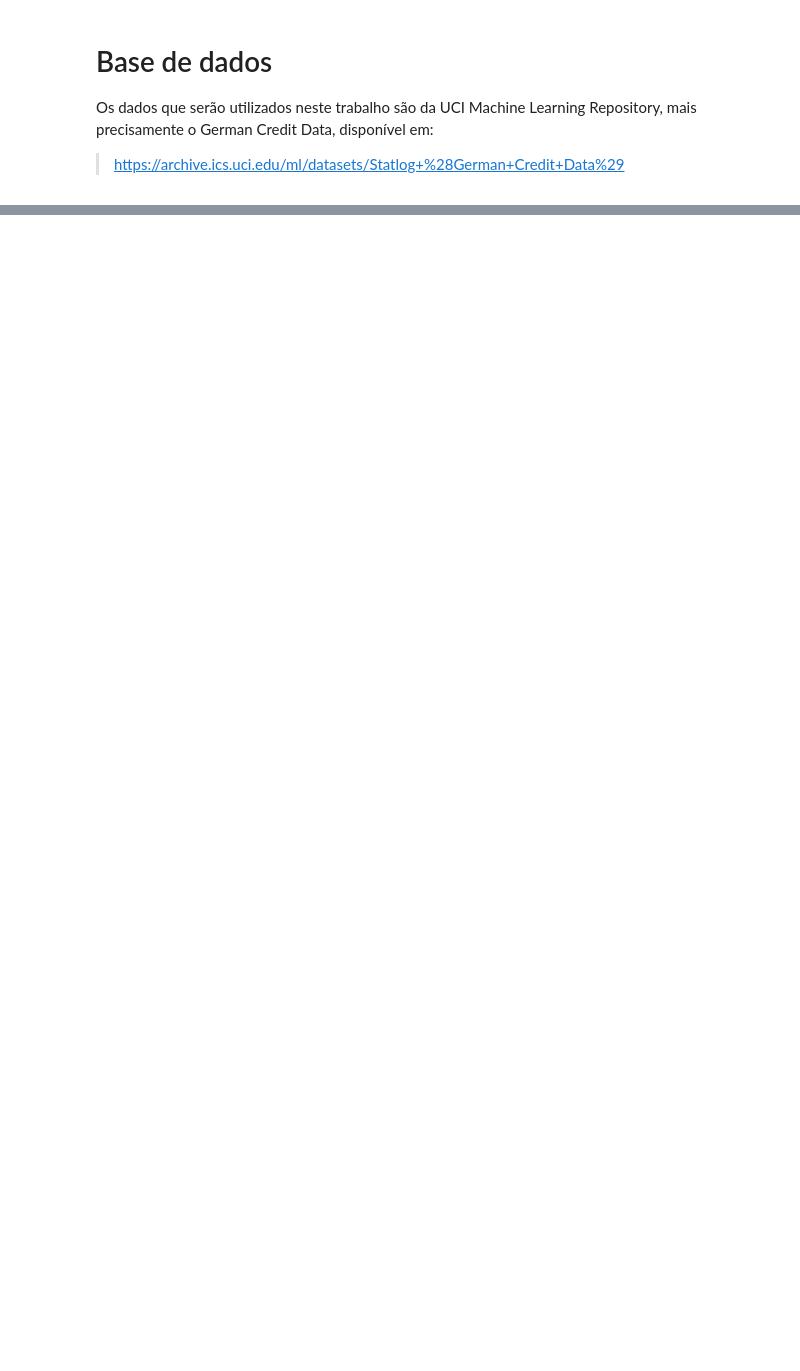
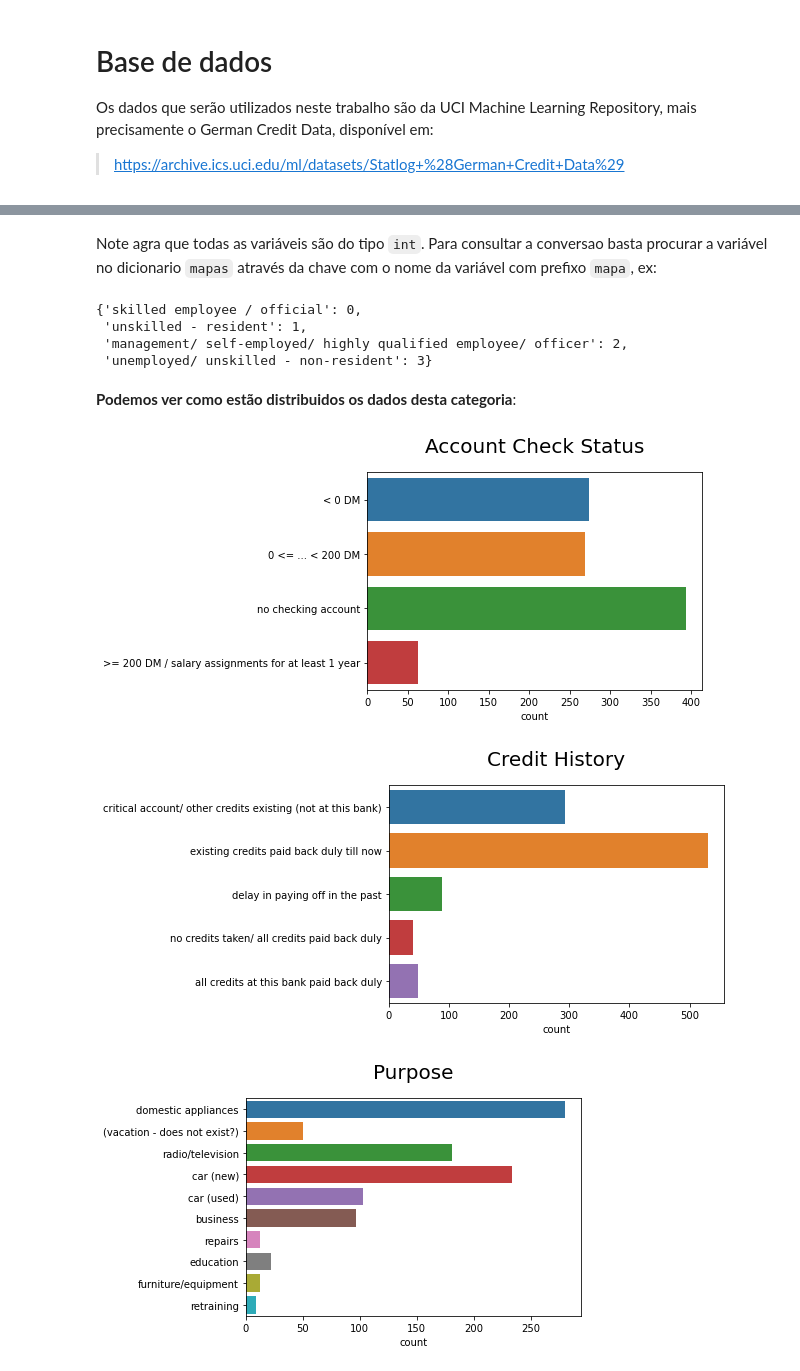
Before and after one commit to ConradBitt/Credit_Scoring, a Jupyter notebook: Credit_Scoring.ipynb, the cells around one changed output, grey strips where cells are left out. Cells and saved outputs as stored; diff of their text form; code cells hidden in the pictures; blank space fills up the shorter version.

```diff
--- a/Credit_Scoring.ipynb
+++ b/Credit_Scoring.ipynb
@@ -98,0 +201,2 @@ memory usage: 164.2+ KB
+# %%
+x = credit_score.drop('default', axis='columns')
@@ -98,0 +253,4 @@ memory usage: 164.2+ KB
+# %%
+variaveis_object = x.select_dtypes(object).columns
+
+x[variaveis_object].head(2)
@@ -98,0 +302,12 @@ memory usage: 164.2+ KB
+# %%
+mapas = {}
+for variavel in variaveis_object:
+    rotulo = x[variavel].unique()
+
+    # cria o mapa para a variável
+    mapa = {}
+    for indice, rotulo in enumerate(rotulo):
+        mapa[rotulo] = indice
+
+    mapas[f'mapa_{variavel}'] = mapa
+    x[variavel] = x[variavel].map(mapa)
@@ -98,0 +334,24 @@ memory usage: 164.2+ KB
+# %% [markdown]
+Note agra que todas as variáveis são do tipo `int`. Para consultar a conversao basta procurar a variável no dicionario `mapas` através da chave com o nome da variável com prefixo `mapa`, ex:
+# %%
+mapas['mapa_job']
+# %% [output]
+{'skilled employee / official': 0,
+ 'unskilled - resident': 1,
+ 'management/ self-employed/ highly qualified employee/ officer': 2,
+ 'unemployed/ unskilled - non-resident': 3}
+# %% [markdown]
+**Podemos ver como estão distribuidos os dados desta categoria**:
+# %%
+for variavel in variaveis_object:
+    #plt.figure()
+    ax = sns.countplot(y = variavel, data = x)
+    plt.yticks(x[variavel].unique(),
+               labels=mapas[f'mapa_{variavel}'].keys())
+    plt.title(variavel.replace('_',' ').title(), fontsize=20,pad=20)
+    ax.set_ylabel('')
+    plt.show()
+# %% [output]
+[figure, added]
+[figure, added]
+[figure, added]
```
Also changed, not shown: parts of 146 cells of this notebook.
